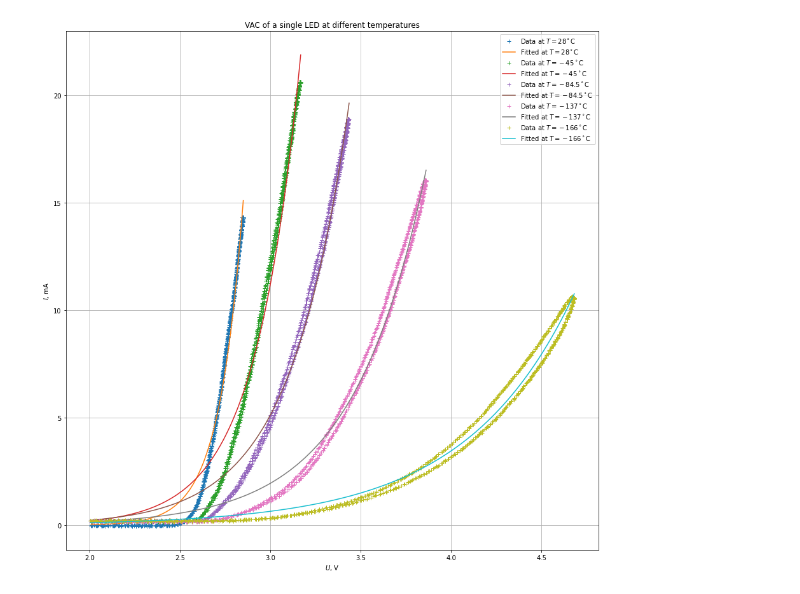
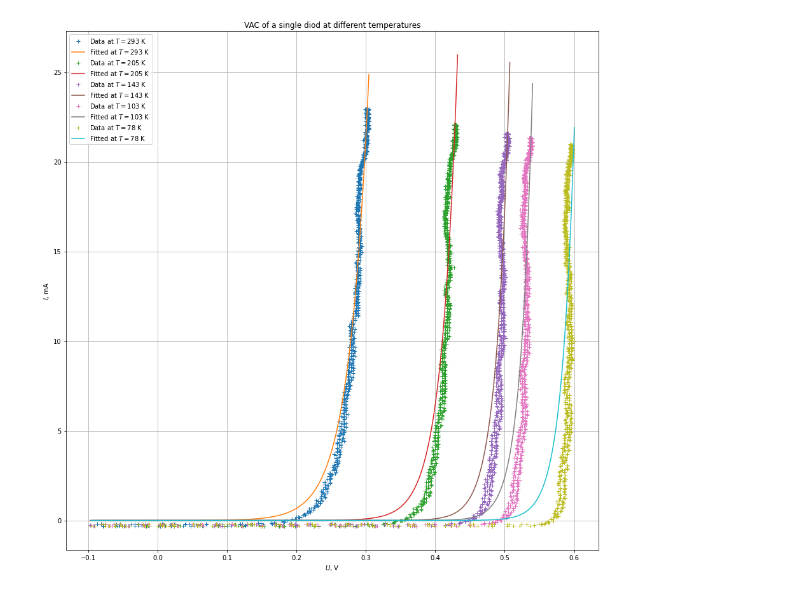
Before and after one commit to f3ss1/HSE-FF, a Jupyter notebook: 6th semester/Modern Physics Practice/Diode VAC/Data_analysis.ipynb, the cells around one changed output. Drawn from its saved outputs; the diff is of its cells as text; code cells hidden in the pictures.

```diff
--- a/6th semester/Modern Physics Practice/Diode VAC/Data_analysis.ipynb
+++ b/6th semester/Modern Physics Practice/Diode VAC/Data_analysis.ipynb
@@ -9,3 +9,28 @@ def exponent(x, a, b):
 # %%
 temp_dict_led = {0:28, 1:-45, 2:-84.5, 3:-137, 4:-166}
 temp_dict_diod = {5:20, 6:-68, 7:-130, 8:-170, 9:-195}
+# %%
+# LED
+plt.figure(figsize=(15, 15))
+for i in range(0, 5):
+    filename = 'scope_{}.csv'.format(i)
+    df = pd.read_csv(filename, header=1)
+    df['Volt.1'] = -df['Volt.1']
+    df['Volt'] = -df['Volt']
+    df.dropna(inplace=True)
+    x_full = (df['Volt'] - df['Volt.1'])[df['Volt'] - df['Volt.1'] > 2][500:]
+    y_full = (df['Volt.1'] / 100)[df['Volt'] - df['Volt.1'] > 2][500:] * 1000
+    if (i == 3):
+        x_full = (df['Volt'] - df['Volt.1'])[df['Volt'] - df['Volt.1'] > 2][1010:]
+        y_full = (df['Volt.1'] / 100)[df['Volt'] - df['Volt.1'] > 2][1010:] * 1000
+    x = np.linspace(x_full.min(), x_full.max(), int(1e3))
+    plt.plot(x_full, y_full, '+', label='Data at $T = {}$ K'.format(temp_dict_led[i] + 273))
+    a, b = fit(exponent, x_full, y_full)[0]
+    plt.plot(x, np.exp((x - a) / b), '-', label='Fitted at $T = {}$ K'.format(temp_dict_led[i] + 273))
+plt.grid()
+plt.legend()
+plt.xlabel('$U$, V')
+plt.ylabel('$I$, mA')
+plt.title('VAC of a single LED at different temperatures')
+plt.savefig('LED.pdf')
+plt.show()
@@ -12,24 +39,24 @@ temp_dict_diod = {5:20, 6:-68, 7:-130, 8:-170, 9:-195}
 # %%
-# LED
+# Diod
 plt.figure(figsize=(15, 15))
-for i in range(0, 5):
+for i in range(5, 10):
     filename = 'scope_{}.csv'.format(i)
     df = pd.read_csv(filename, header=1)
-    df['Volt.1'] = -df['Volt.1']
-    df['Volt'] = -df['Volt']
+    df['Volt.1'] = df['Volt.1']
+    df['Volt'] = df['Volt']
     df.dropna(inplace=True)
-    x_full = (df['Volt'] - df['Volt.1'])[df['Volt'] - df['Volt.1'] > 2]
-    y_full = (df['Volt.1'] / 100)[df['Volt'] - df['Volt.1'] > 2] * 1000
+    x_full = (df['Volt'] - df['Volt.1'])[df['Volt'] - df['Volt.1'] > -0.1]
+    y_full = (df['Volt.1'] / 100)[df['Volt'] - df['Volt.1'] > -0.1] * 1000
     x = np.linspace(x_full.min(), x_full.max(), int(1e3))
-    plt.plot(x_full, y_full, '+', label='Data at $T = {}^\circ$C'.format(temp_dict_led[i]))
+    plt.plot(x_full, y_full, '+', label='Data at $T = {}$ K'.format(temp_dict_diod[i] + 273))
     a, b = fit(exponent, x_full, y_full)[0]
-    plt.plot(x, np.exp((x - a) / b), '-', label='Fitted at $T = {}^\circ$C'.format(temp_dict_led[i]))
+    plt.plot(x, np.exp((x - a) / b), '-', label='Fitted at $T = {}$ K'.format(temp_dict_diod[i]+ 273))
 plt.grid()
 plt.legend()
 plt.xlabel('$U$, V')
 plt.ylabel('$I$, mA')
-plt.title('VAC of a single LED at different temperatures')
+plt.title('VAC of a single diod at different temperatures')
 plt.savefig('Diode.pdf')
 plt.show()
 # %% [output]
-[figure, old version]
+[figure, new version]
```
Also changed, not shown: parts of 1 cell of this notebook, 3 other files.
